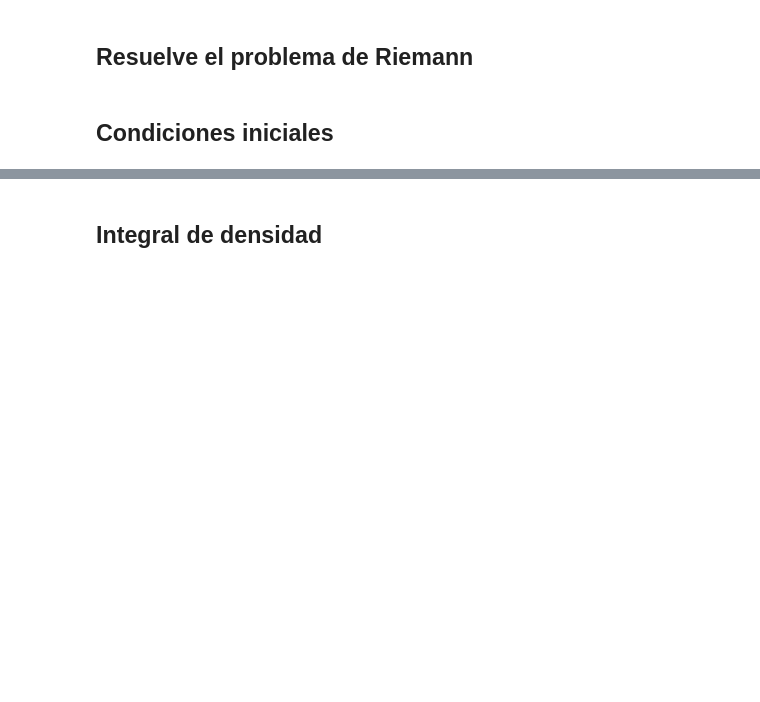
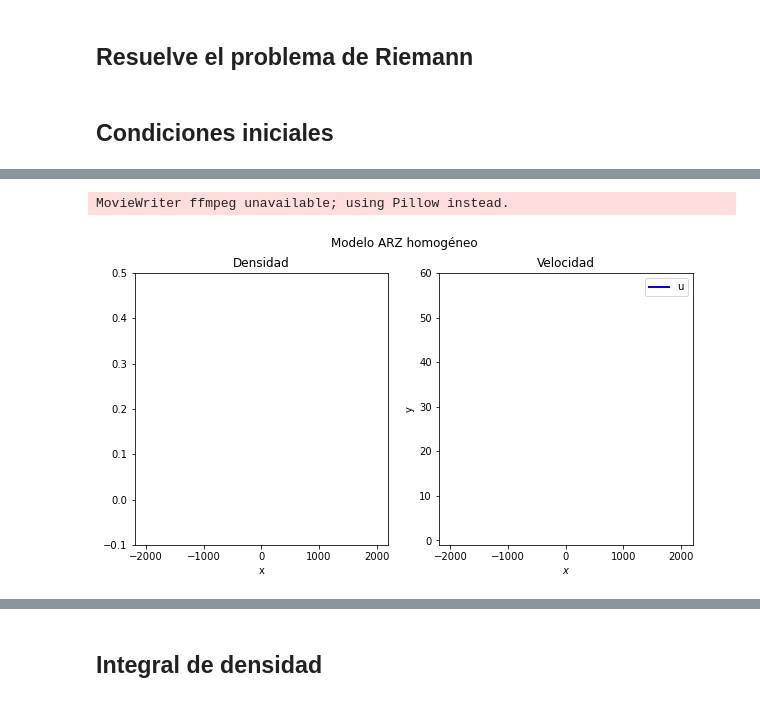
Before and after one commit to ElTapia/Jamiton, a Jupyter notebook: Second_order_traffic_model/Simulacion_ARZ.ipynb, the cells around one changed output, grey strips where cells are left out. Cells and saved outputs as stored; diff of their text form; code cells hidden in the pictures; blank space fills up the shorter version.

```diff
--- a/Second_order_traffic_model/Simulacion_ARZ.ipynb
+++ b/Second_order_traffic_model/Simulacion_ARZ.ipynb
@@ -360,10 +374,10 @@ def Q_0_1(x, U):
 def Q_0_2(x, U):
 
     # Densidad alta en x negativo y bajo en x positivo
-    rho_0 = (0.4)*(x<=0) + 0.01*(x>0)
+    rho_0 = (0.4)*(x<=0) + 0.1*(x>0)
 
     # Velocidad baja en negativos y alta en positivos
-    u_0 = 1*(x<=0) + 30*(x>0)
+    u_0 = 1*(x<=0) + 6*(x>0)
 
     # y inicial en funcion de u y rho
     y_0 = rho_0 * (u_0 - U(rho_0))
@@ -428 +502,9 @@ x, Q_4 = godunov_ARZ(Q_0_4, dt, dx, xl, xr, T, U, tau)
+# %%
+path = "Charts/"
+name = "ARZ_homogeneo_Q_0_2_prueba.gif"
+N_t = int(T//dt)
+get_animation(Q_2, x_2, U, N_t, "Modelo ARZ homogéneo" ,["Densidad", "Velocidad"], path+name)
+# %% [output]
+MovieWriter ffmpeg unavailable; using Pillow instead.
+[figure, added]
 # %%
```
Also changed, not shown: parts of 27 cells of this notebook.
